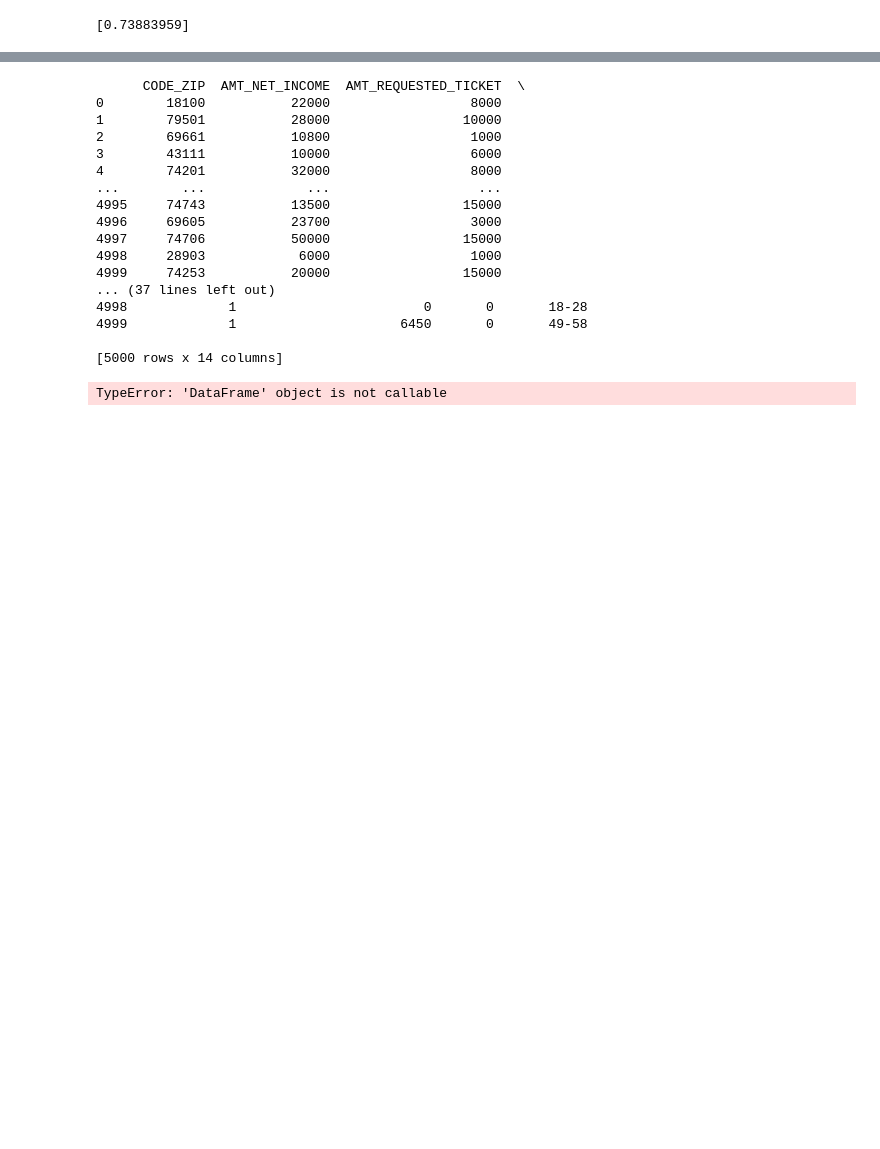
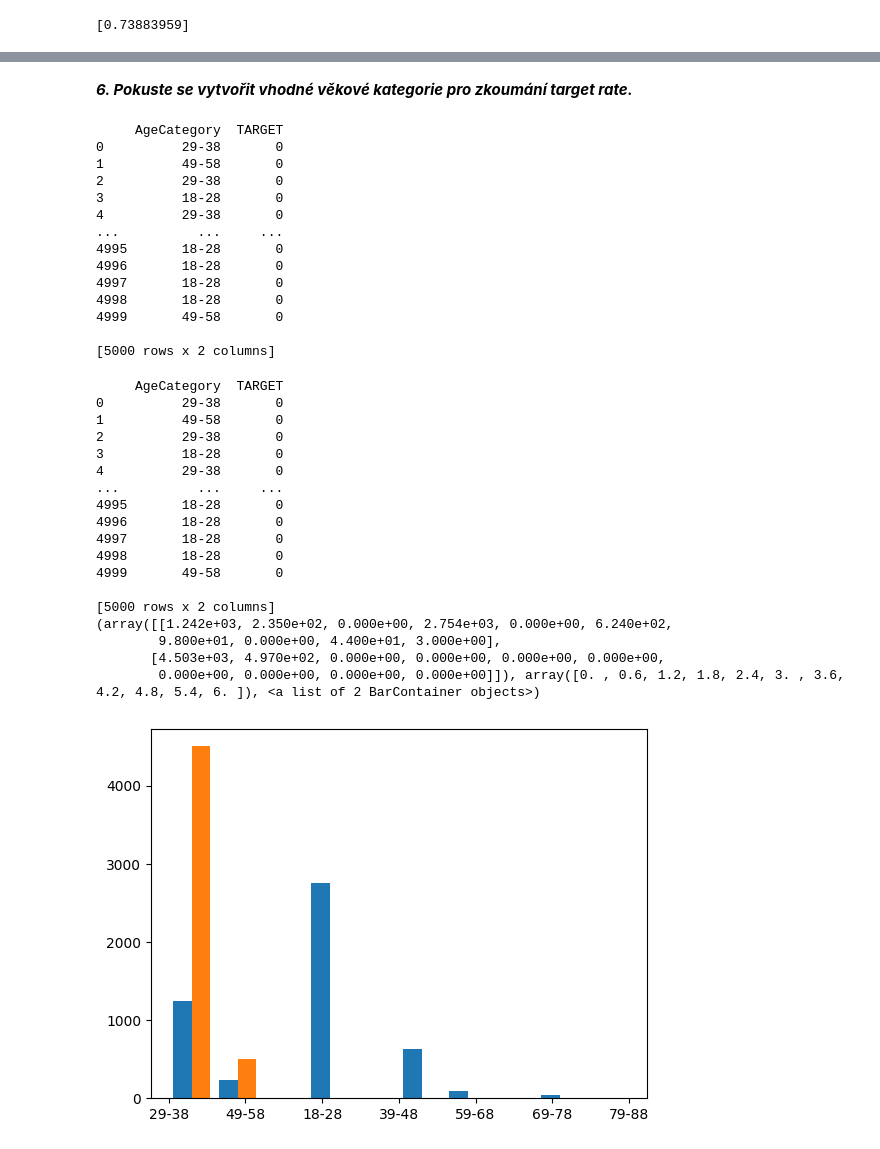
Before and after one commit to Hangelinika/Hangelinika, a Jupyter notebook: Hana_Optimizing.ipynb, the cells around one changed output, grey strips where cells are left out. Saved outputs shown, nothing was run; the diff lists cells and outputs as text; code cells hidden in the pictures; blank space fills up the shorter version.

```diff
--- a/Hana_Optimizing.ipynb
+++ b/Hana_Optimizing.ipynb
@@ -69,0 +124,3 @@ df['AgeCategory'] = pd.cut(df['NUM_AGE'], bins=bins, labels=labels, right=True,
+# %%
+# Create new Column a concatenation of several values to get unique ID
+df['UniqueID'] = df['CODE_ZIP'].astype(str) + '-' + df['TEXT_BANK'].astype(str) + '-' + df['NUM_AGE'].astype(str) + '-' + df['TEXT_GENDER'].astype(str)
@@ -69,0 +150,3 @@ df['AgeCategory'] = pd.cut(df['NUM_AGE'], bins=bins, labels=labels, right=True,
+# %%
+# Create ratio of sum of targets over count of unique customers and group this by bank
+df['TargetRate'] = df.sum('TARGET').astype(float)/df.count('UniqueID').astype(float)
@@ -69,0 +163,2 @@ df['AgeCategory'] = pd.cut(df['NUM_AGE'], bins=bins, labels=labels, right=True,
+# %% [markdown]
+***6. Pokuste se vytvořit vhodné věkové kategorie pro zkoumání target rate.***
@@ -70,25 +167,43 @@ df['AgeCategory'] = pd.cut(df['NUM_AGE'], bins=bins, labels=labels, right=True,
+# %%
+df_age_target2 = pd.DataFrame(df, columns=['AgeCategory','TARGET'])
 # %%
-print(df)
+print(df_age_target2)
 # %% [output]
-      CODE_ZIP  AMT_NET_INCOME  AMT_REQUESTED_TICKET  \
-0        18100           22000                  8000
-1        79501           28000                 10000
-2        69661           10800                  1000
-3        43111           10000                  6000
-4        74201           32000                  8000
-...        ...             ...                   ...
-4995     74743           13500                 15000
-4996     69605           23700                  3000
-4997     74706           50000                 15000
-4998     28903            6000                  1000
-4999     74253           20000                 15000
-... (37 lines left out)
-4998             1                        0       0       18-28
-4999             1                     6450       0       49-58
+     AgeCategory  TARGET
+0          29-38       0
+1          49-58       0
+2          29-38       0
+3          18-28       0
+4          29-38       0
+...          ...     ...
+4995       18-28       0
+4996       18-28       0
+4997       18-28       0
+4998       18-28       0
+4999       49-58       0
 
-[5000 rows x 14 columns]
+[5000 rows x 2 columns]
-# %%
-df_age_category_gender = df('AgeCategory','TEXT_GENDER','CODE_ZIP')
-print(df_age_category_gender)
-# %% [output]
-TypeError: 'DataFrame' object is not callable
+# %%
+print(df_age_target2)
+histogram = plt.hist(df_age_target2, label='AgeCategory')
+print(histogram)
+# %% [output]
+     AgeCategory  TARGET
+0          29-38       0
+1          49-58       0
+2          29-38       0
+3          18-28       0
+4          29-38       0
+...          ...     ...
+4995       18-28       0
+4996       18-28       0
+4997       18-28       0
+4998       18-28       0
+4999       49-58       0
+
+[5000 rows x 2 columns]
+(array([[1.242e+03, 2.350e+02, 0.000e+00, 2.754e+03, 0.000e+00, 6.240e+02,
+        9.800e+01, 0.000e+00, 4.400e+01, 3.000e+00],
+       [4.503e+03, 4.970e+02, 0.000e+00, 0.000e+00, 0.000e+00, 0.000e+00,
+        0.000e+00, 0.000e+00, 0.000e+00, 0.000e+00]]), array([0. , 0.6, 1.2, 1.8, 2.4, 3. , 3.6, 4.2, 4.8, 5.4, 6. ]), <a list of 2 BarContainer objects>)
+[figure, added]
```
Also changed, not shown: parts of 21 cells of this notebook.
